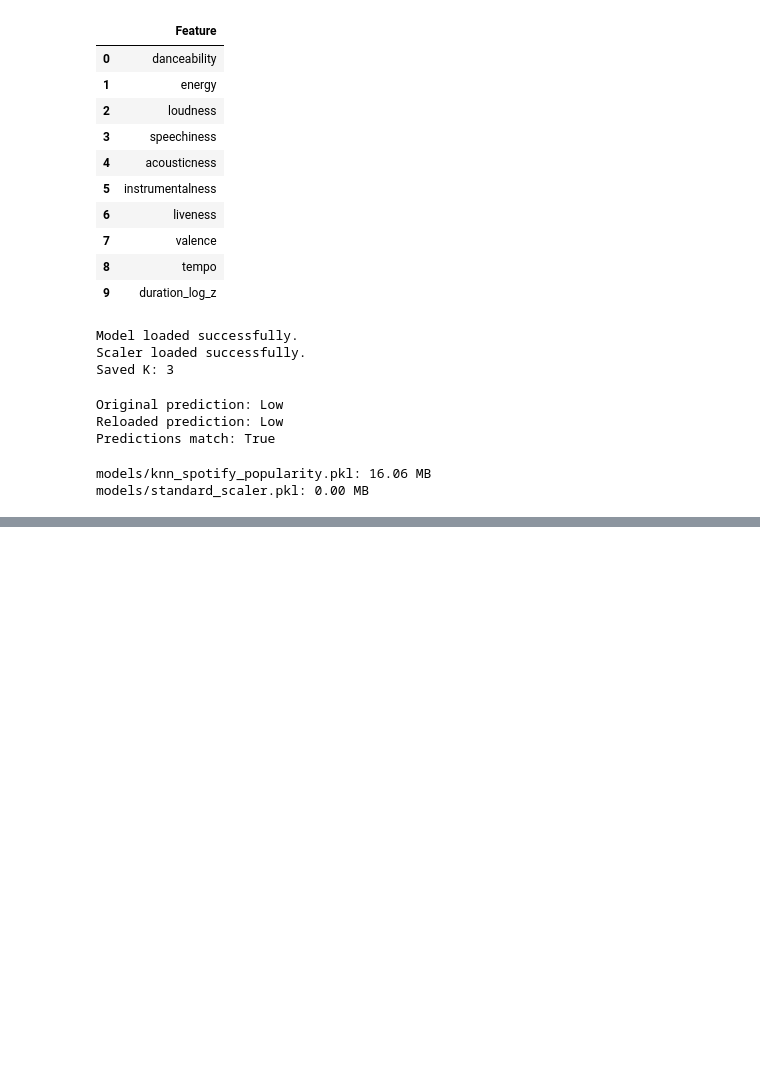
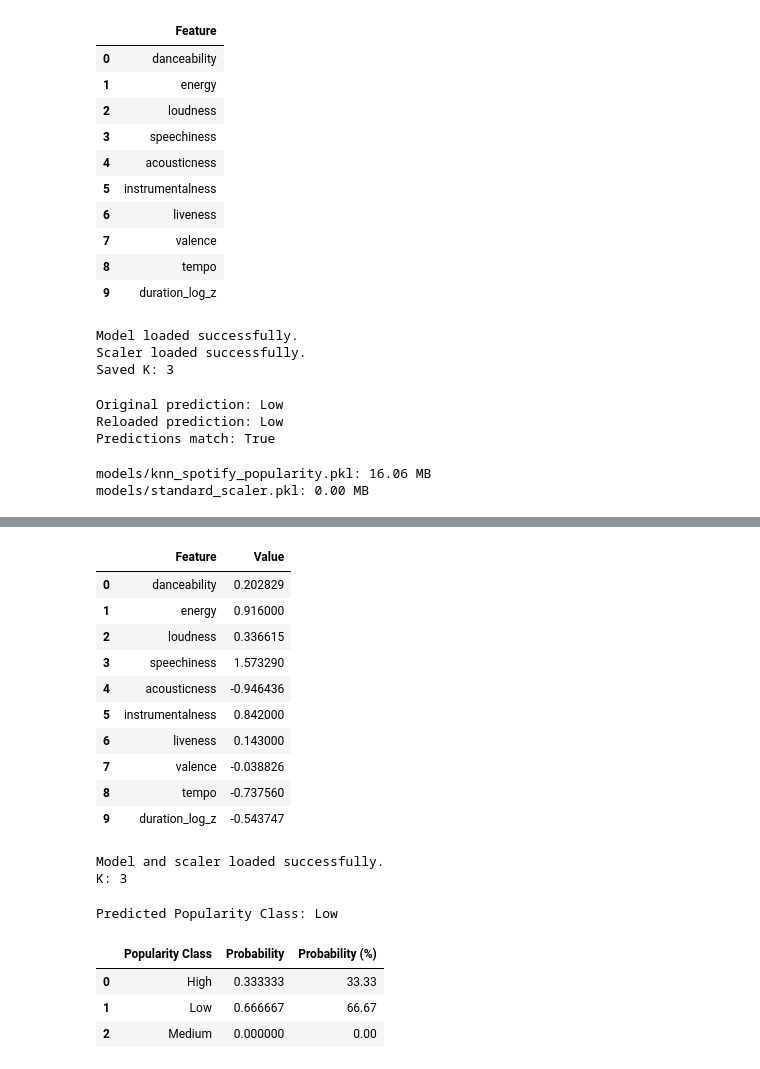
Before and after one commit to Pralishatripathy000/ml-knn, a Jupyter notebook: notebook.ipynb, the cells around one changed output, grey strips where cells are left out. Drawn from its saved outputs; the diff is of its cells as text; code cells hidden in the pictures; blank space fills up the shorter version.

Commit message:
Add final KNN prediction pipeline

```diff
--- a/notebook.ipynb
+++ b/notebook.ipynb
@@ -1851,0 +1866,6 @@ models/standard_scaler.pkl: 0.00 MB
+# %%
+# Select one unseen track from the original test dataset
+
+sample_track = X_test.iloc[[0]].copy()
+
+sample_track
@@ -1851,0 +1875,69 @@ models/standard_scaler.pkl: 0.00 MB
+# %%
+# Display the feature values supplied to the prediction pipeline
+
+sample_input = sample_track.T.reset_index()
+sample_input.columns = ["Feature", "Value"]
+
+sample_input
+# %% [output]
+|  | Feature | Value |
+| 0 | danceability | 0.202829 |
+| 1 | energy | 0.916000 |
+| 2 | loudness | 0.336615 |
+| 3 | speechiness | 1.573290 |
+| 4 | acousticness | -0.946436 |
+| 5 | instrumentalness | 0.842000 |
+| 6 | liveness | 0.143000 |
+| 7 | valence | -0.038826 |
+| 8 | tempo | -0.737560 |
+| 9 | duration_log_z | -0.543747 |
+# %%
+# Load the saved optimized KNN model and feature scaler
+
+final_model = joblib.load(
+    "models/knn_spotify_popularity.pkl"
+)
+
+final_scaler = joblib.load(
+    "models/standard_scaler.pkl"
+)
+
+print("Model and scaler loaded successfully.")
+print("K:", final_model.n_neighbors)
+# %% [output]
+Model and scaler loaded successfully.
+K: 3
+# %%
+# Standardize the new track and predict its popularity class
+
+sample_scaled = final_scaler.transform(sample_track)
+
+final_prediction = final_model.predict(
+    sample_scaled
+)[0]
+
+final_probabilities = final_model.predict_proba(
+    sample_scaled
+)[0]
+
+print("Predicted Popularity Class:", final_prediction)
+# %% [output]
+Predicted Popularity Class: Low
+# %%
+# Display the class probabilities based on nearest-neighbor voting
+
+probability_results = pd.DataFrame({
+    "Popularity Class": final_model.classes_,
+    "Probability": final_probabilities
+})
+
+probability_results["Probability (%)"] = (
+    probability_results["Probability"] * 100
+).round(2)
+
+probability_results
+# %% [output]
+|  | Popularity Class | Probability | Probability (%) |
+| 0 | High | 0.333333 | 33.33 |
+| 1 | Low | 0.666667 | 66.67 |
+| 2 | Medium | 0.000000 | 0.00 |
```
Also changed, not shown: parts of 6 cells of this notebook, 1 other file.
